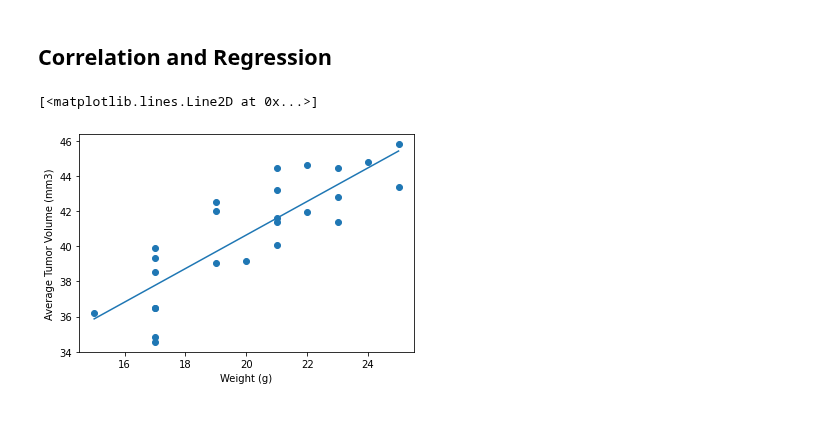
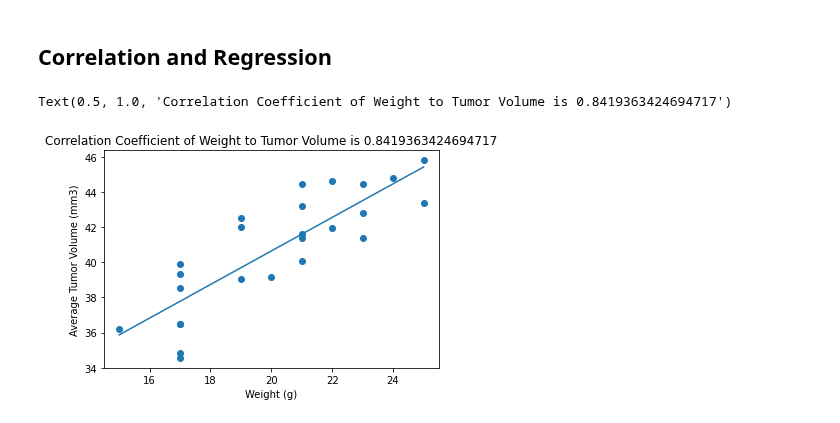
Before and after one commit to eriksandstrom88/matplotlib-challenge, a Jupyter notebook: pymaceuticals_starter.ipynb, the cells around one changed output. Saved outputs shown, nothing was run; the diff lists cells and outputs as text; code cells hidden in the pictures.

```diff
--- a/pymaceuticals_starter.ipynb
+++ b/pymaceuticals_starter.ipynb
@@ -317,15 +317,16 @@ Text(0, 0.5, 'Average Tumor Volume (mm3)')
 # %%
 # Calculate the correlation coefficient and linear regression model
 # for mouse weight and average tumor volume for the Capomulin regimen
 from scipy.stats import linregress
 corr_coef = sts.pearsonr(scatter_df_mean['Weight (g)'], scatter_df_mean['Tumor Volume (mm3)'])
 slope, intercept, r, p, ste = linregress(scatter_df_mean['Weight (g)'], scatter_df_mean['Tumor Volume (mm3)'])
 x=np.arange(15,26,1)
 y_pred=(x*slope)+intercept
 plt.scatter(scatter_df_mean['Weight (g)'], scatter_df_mean['Tumor Volume (mm3)'])
 plt.xlabel('Weight (g)')
 plt.ylabel('Average Tumor Volume (mm3)')
 plt.plot(x,y_pred)
+plt.title('Correlation Coefficient of Weight to Tumor Volume is 0.8419363424694717')
 # %% [output]
-[<matplotlib.lines.Line2D at 0x...>]
+Text(0.5, 1.0, 'Correlation Coefficient of Weight to Tumor Volume is 0.8419363424694717')
-[figure, old version]
+[figure, new version]
```
